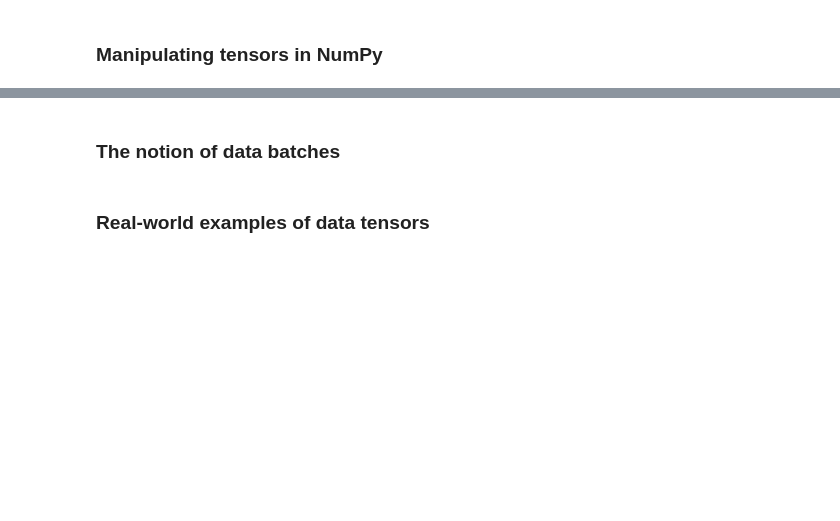
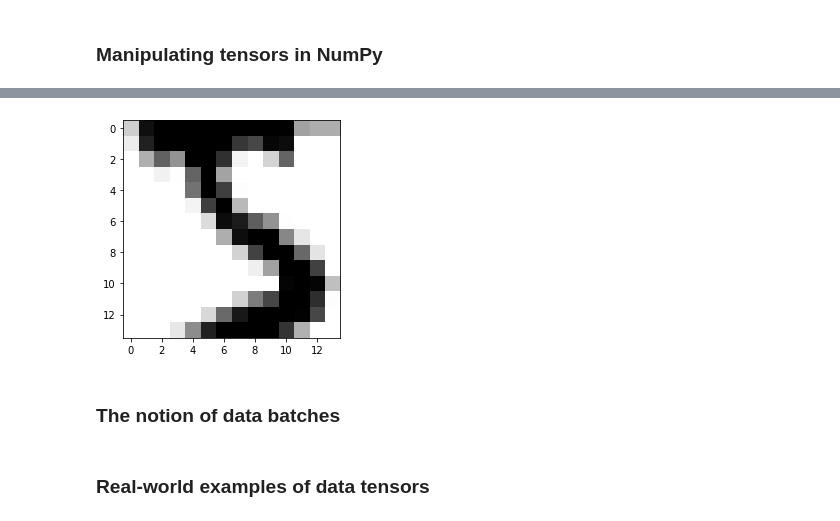
Before and after one commit to jinsoo0604/tmp2, a Jupyter notebook: chapter02_mathematical-building-blocks.ipynb, the cells around one changed output, grey strips where cells are left out. Cells and saved outputs as stored; diff of their text form; code cells hidden in the pictures; blank space fills up the shorter version.

```diff
--- a/chapter02_mathematical-building-blocks.ipynb
+++ b/chapter02_mathematical-building-blocks.ipynb
@@ -141,5 +286,10 @@ my_slice = train_images[:, 14:, 14:]
 # %%
 my_slice = train_images[:, 7:-7, 7:-7]
+# %%
+plt.imshow(my_slice[0], cmap=plt.cm.binary)
+plt.show()
+# %% [output]
+[figure, added]
 # %% [markdown]
 ### The notion of data batches
 # %%
```
Also changed, not shown: parts of 54 cells of this notebook.
